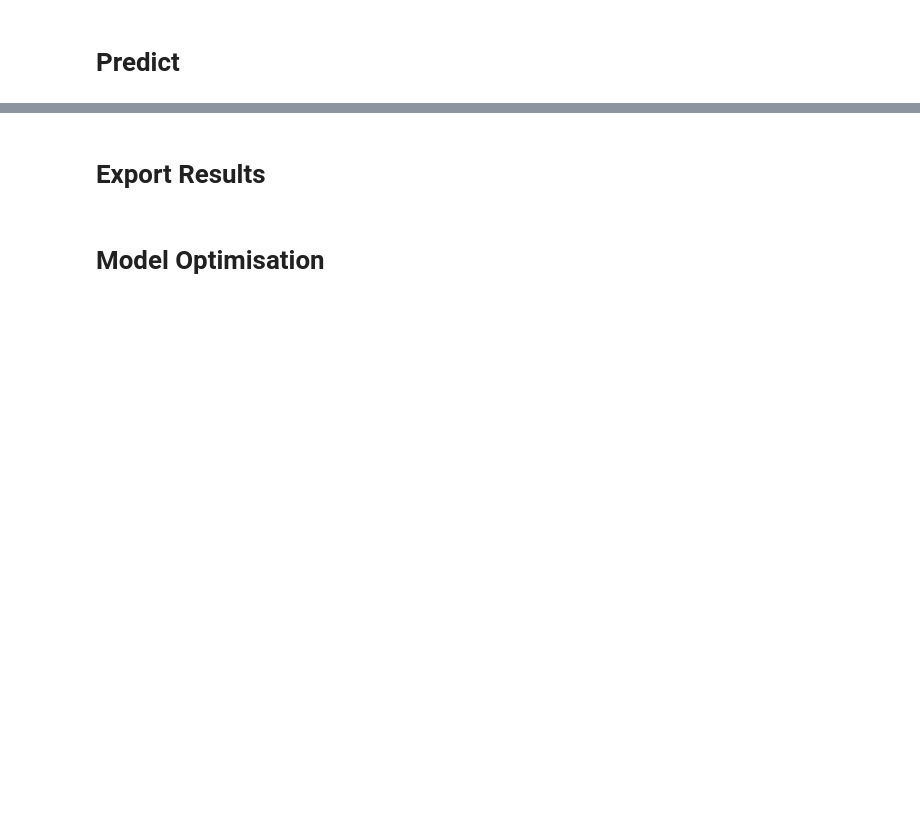
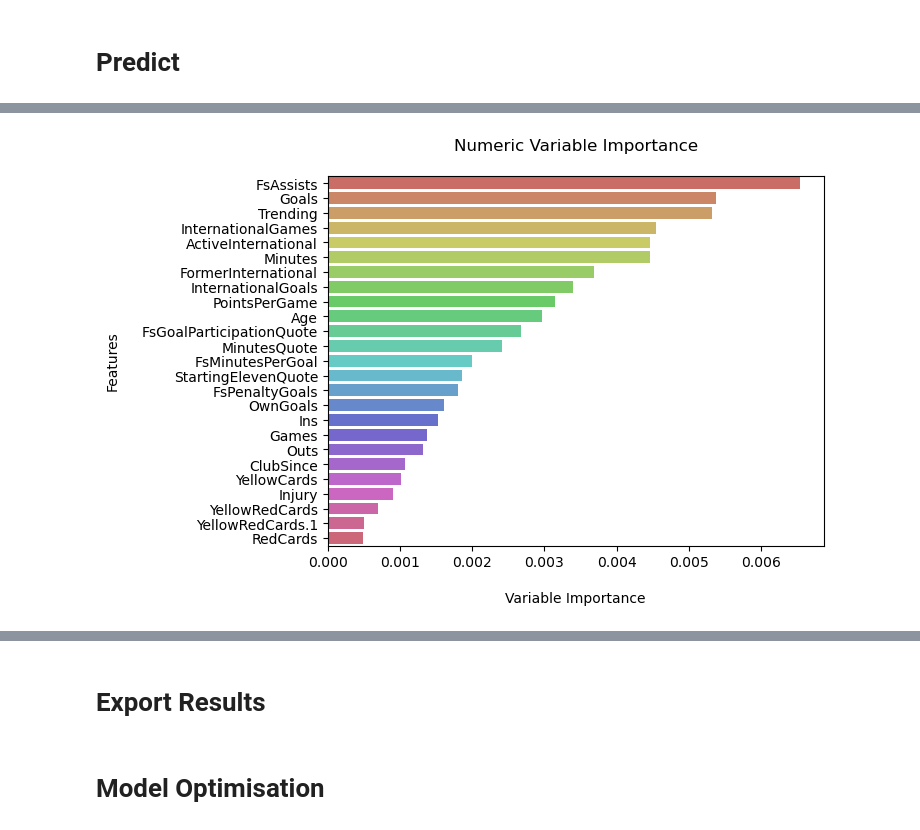
Before and after one commit to onzolof/FootballPredictions, a Jupyter notebook: analysis/extensive_model_fs.ipynb, the cells around one changed output, grey strips where cells are left out. Cells and saved outputs as stored; diff of their text form; code cells hidden in the pictures; blank space fills up the shorter version.

```diff
--- a/analysis/extensive_model_fs.ipynb
+++ b/analysis/extensive_model_fs.ipynb
@@ -21,3 +22,7 @@ plot_variable_importance(xgb_optimized, X, n=20)
+# %%
+plot_numeric_variable_importance(xgb_optimized, X)
+# %% [output]
+[figure, added]
 # %%
 y_pred_xgb = xgb_optimized.predict(X)
 results['PredictedValueSimpleModelXGB'] = y_pred_xgb
```
Also changed, not shown: parts of 4 cells of this notebook, 3 other files.
